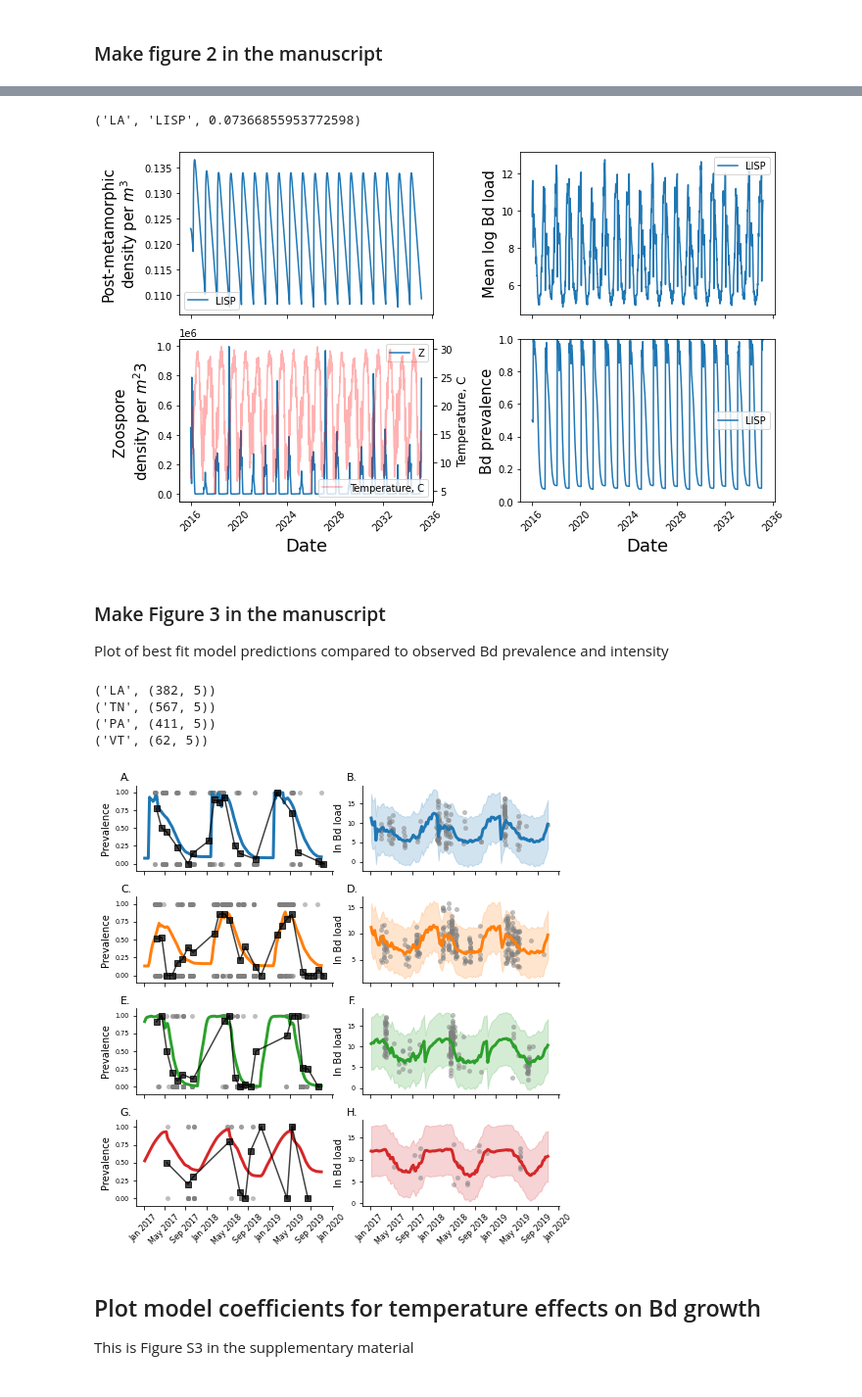
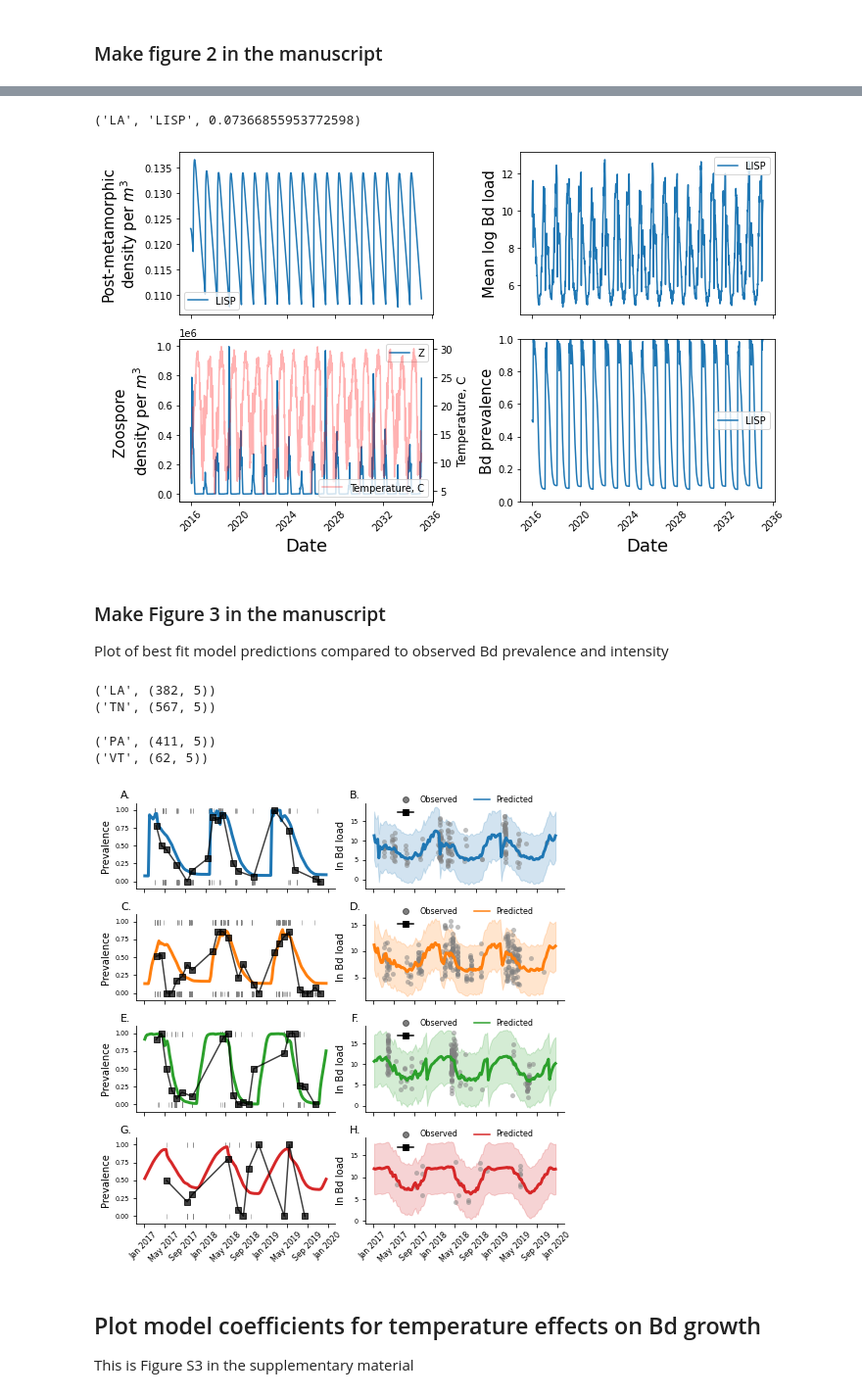
Before and after one commit to mqwilber/bd_seasonality, a Jupyter notebook: code/model_analysis.ipynb, the cells around one changed output, grey strips where cells are left out. Shown: that part at 98% size. Saved outputs shown, nothing was run; the diff lists cells and outputs as text; code cells hidden in the pictures.

```diff
--- a/code/model_analysis.ipynb
+++ b/code/model_analysis.ipynb
@@ -127,10 +129,10 @@ zpool_colors = ['#66c2a5','#fc8d62','#8da0cb']
 perturb = np.linspace(-0.2, 0.2, num=3)
 
 znames = ["High density", "Medium density", "Low density"] #['No external input', 'Constant external input', "Varying external input"]
-pretty_model_names = ['Temp.-dependent\nBd growth + transmission',
-                      'Temp.-dependent\nBd growth',
-                      'Temp.-dependent\nBd transmission',
-                      'Demo.-dependent\ntransmission']
+pretty_model_names = ['Baseline + temp.-dependent\nBd growth and susceptibility',
+                      'Baseline + temp.-dependent\nBd growth',
+                      'Baseline + temp.-dependent\nsusceptibility',
+                      'Baseline']
 
 state_lookup = {'LA': "Louisiana, $R.$ $sphenocephala$",
                 'PA': "Pennsylvania, $R.$ $pipiens$",
@@ -287,7 +291,7 @@ for s, spp in enumerate(spps):
     print((dod, spp, np.min(tprev)))
 
 axes[1].set_ylabel("Mean log Bd load", size=15)
-axes[2].set_ylabel("Zoospore \ndensity per $m^2$3", size=15)
+axes[2].set_ylabel("Zoospore \ndensity per $m^3$", size=15)
 axes[2].set_xlabel("Date", size=18)
 axes[3].set_xlabel("Date", size=18)
 axes[3].set_ylim(0, 1)
@@ -308,7 +312,7 @@ plt.tight_layout()
 plt.show()
 # %% [output]
 ('LA', 'LISP', 0.07366855953772598)
-[figure, old version]
+[figure, new version]
 # %% [markdown]
 ### Make Figure 3 in the manuscript
 
@@ -317,18 +321,15 @@ Plot of best fit model predictions compared to observed Bd prevalence and intens
 import importlib
 import string
 import matplotlib.dates as mdates
-import warnings
-warnings.filterwarnings('ignore')
 importlib.reload(red)
 myFmt = mdates.DateFormatter('%b %Y')
 
 
 # Run a simulation of the best fit model
 model_params = {'time_step': 7, 'mean_temp': 15}
-Ks = [10]  # Make predictions at low host density
+Ks = [10]
 omega = 1
 
-# Best models from the above analysis
 dod_spp_mods = [('LA', ['LISP'], 'both_model', "loss_load_", "ext_beta_prior_", 10),
                 ('TN', ['LISP'], 'a_temp', "loss_load_", "ext_beta_prior_", 10),
                 ('PA', ['LIPI'], 'a_temp', "loss_load_", "ext_beta_prior_", 10),
@@ -337,6 +338,7 @@ dod_spp_mods = [('LA', ['LISP'], 'both_model', "loss_load_", "ext_beta_prior_",
 fig, axes = plt.subplots(len(dod_spp_mods), 2, figsize=(7, 7), sharex=True)
 axes = axes.ravel()
 lw = 3
+
 
 for f, (dod, spps, model, loss_load, beta_prior, K) in enumerate(dod_spp_mods):
 
@@ -372,7 +374,7 @@ for f, (dod, spps, model, loss_load, beta_prior, K) in enumerate(dod_spp_mods):
 
     z_fxn = red.zsurv_fxn(model_params['time_step'])
     start_date = pd.datetime(2016, 1, 1)
-    steps = 201
+    steps = 208
 
     temp_data, base_dat, longterm = mcmc.get_temp_data(dod)
     temp_fxn, temp_fxn_cv, temp_fxn_mm = mcmc.build_temperature_fxn(temp_data, base_dat, longterm, 1,
@@ -383,10 +385,9 @@ for f, (dod, spps, model, loss_load, beta_prior, K) in enumerate(dod_spp_mods):
     res = comm.simulate(steps, temp_fxn=temp_fxn)
 
     # Load the empirical data
-
-    exclude = None
-    fulldat = mcmc.load_and_format_data("../data/leopard_frog_data.csv",
-                                           exclude=exclude)
+    exclude = None #[('LA', pd.datetime(2017, 6, 1), [1, 2])]
+    fulldat = mcmc.load_and_format_data("/Users/mqwilber/Repos/serdp_modeling/data/field_data/leopard_frog_data_June2021.csv",
+                                         exclude=exclude)
     site_level_params = yaml.safe_load(open("model_params/{0}_params/{0}_site_level_params.yml".format(dod, "r")))
     dod_dat = fulldat[(fulldat.DOD_location == dod) &
                       (fulldat.Site_code.isin(site_level_params['sites'])) &
@@ -418,8 +419,10 @@ for f, (dod, spps, model, loss_load, beta_prior, K) in enumerate(dod_spp_mods):
 
         sppdat = obs_dat[(obs_dat.Species_code == spp)]
         Bd_pos_ind = sppdat.Bd_pos == 1
+        date_ind = sppdat.Date > pd.datetime(2019, 8, 1, 1)
         ax1.plot(sppdat[Bd_pos_ind].Date, np.log(sppdat[Bd_pos_ind].Bd_load), 'o', ms=5, mew=0, alpha=0.5, color="gray", zorder=-1)
-        ax0.plot(sppdat.Date, sppdat.Bd_pos, 'o', ms=5, mew=0, alpha=0.5, color="gray", zorder=-1)
+        ax0.plot(sppdat.Date, sppdat.Bd_pos, '|', ms=5, mew=1, alpha=0.5, color="gray", zorder=-1)
+
         print((dod, sppdat.shape))
 
         # Group prev
@@ -431,36 +434,51 @@ for f, (dod, spps, model, loss_load, beta_prior, K) in enumerate(dod_spp_mods):
                                .assign(date=lambda x: [pd.datetime(y, m, 15) for m, y in zip(x.month.values, x.year.values)])
                                .sort_values(by="date"))
         ax0.plot(prev.date, prev.Bd_pos, '-s', color="black", alpha=0.75)
 
     ax1.set_ylabel("ln Bd load", size=10)
 
     ax0.set_ylim(-0.1, 1.1)
     ax0.set_ylabel("Prevalence", size=10)
 
     if ax1.is_last_row():
         ax1.tick_params(axis='x', rotation=45, labelsize=8)
         #ax1.set_xlabel("Date", size=10)
 
     if ax0.is_last_row():
         ax0.tick_params(axis='x', rotation=45, labelsize=8)
         #ax0.set_xlabel("Date", size=10)
 
 letters = string.ascii_uppercase
 for i, ax in enumerate(axes):
     ax.spines['top'].set_visible(False)
     ax.spines['right'].set_visible(False)
     ax.tick_params(axis='y', labelsize=6.5)
     ax.text(-0.05, 1.05, letters[i] + ".", size=11, ha='center', transform=ax.transAxes)
 
+# Make legends
+
+count = 0
+for i, ax in enumerate(axes):
+
+    if ax.is_last_col():
+        col = sns.color_palette()[count]
+        l1  = plt.Line2D([1], [1], linestyle='-', marker="", color=col, label="Predicted")
+        l2 = plt.Line2D([1], [1], linestyle='-', marker='s', color="black", label="")
+        l3 = plt.Line2D([1], [1], linestyle='', marker='o', color="black", alpha=0.5, label="Observed")
+        handles = [l3, l2, l1]
+        ax.legend(handles=handles, loc=(0.15, 0.8), ncol=2, prop={'size': 8}, frameon=False)
+        count += 1
+
+
 plt.tight_layout()
 plt.subplots_adjust(wspace=0.15)
 #plt.savefig("../results/plots/obs_pred_traj.pdf", bbox_inches="tight")
 # %% [output]
 ('LA', (382, 5))
 ('TN', (567, 5))
-('PA', (411, 5))
-('VT', (62, 5))
+('PA', (411, 5))
+('VT', (62, 5))
-[figure, old version]
+[figure, new version]
 # %% [markdown]
 ## Plot model coefficients for temperature effects on Bd growth
 
```
Also changed, not shown: parts of 3 cells of this notebook, 1 other file.
